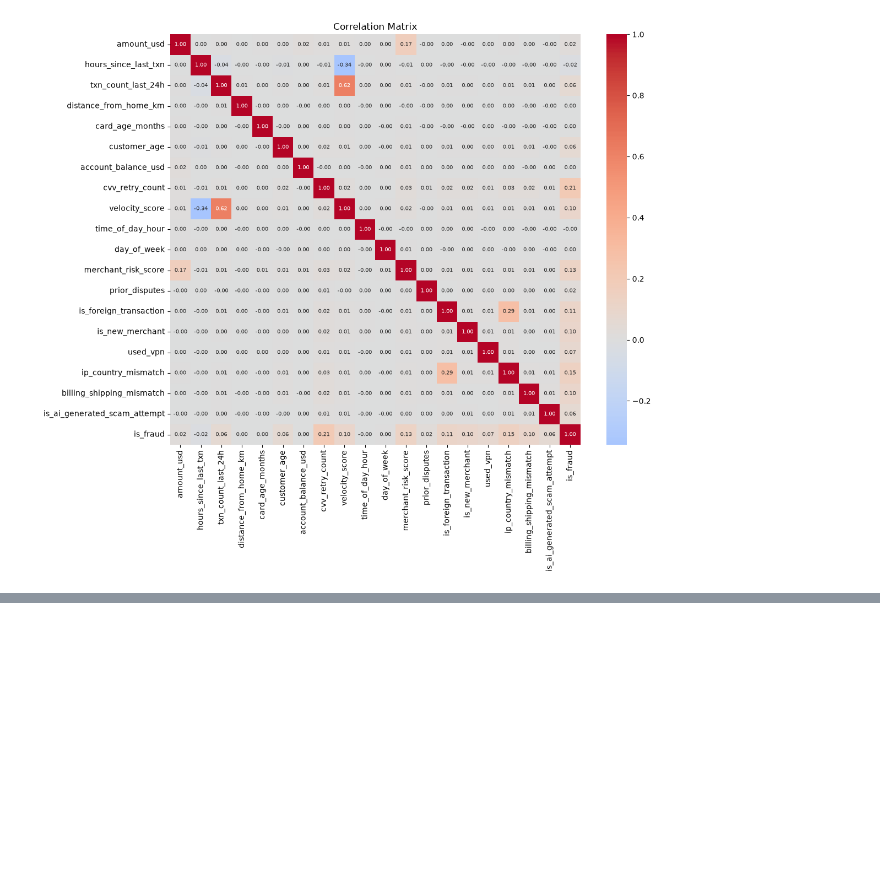
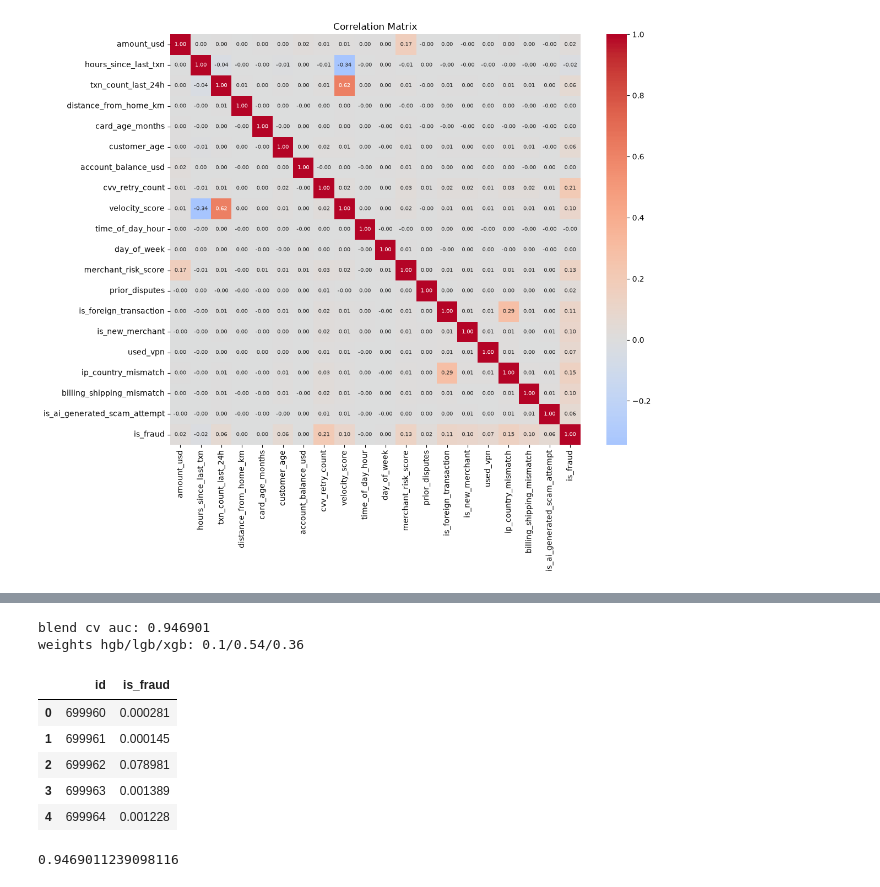
Before and after one commit to oivler/kaggle-credit-card-fraud, a Jupyter notebook: model.ipynb, the cells around one changed output, grey strips where cells are left out. Cells and saved outputs as stored; diff of their text form; code cells hidden in the pictures; blank space fills up the shorter version.

```diff
--- a/model.ipynb
+++ b/model.ipynb
@@ -493,0 +334,28 @@ print(cv_auc)
+# %%
+hgb_seeds = [42, 7, 99, 2024, 123]
+oof_hgb_seeds = []
+pred_hgb_seeds = []
+
+for seed in hgb_seeds:
+    skf = StratifiedKFold(n_splits=5, shuffle=True, random_state=seed)
+    oof_seed = np.zeros(len(X))
+    pred_seed = np.zeros(len(X_test))
+    for fold, (tr_idx, va_idx) in enumerate(skf.split(X, y), start=1):
+        model = HistGradientBoostingClassifier(
+            max_depth=6,
+            learning_rate=0.05,
+            max_iter=300,
+            l2_regularization=0.1,
+            random_state=seed + fold,
+        )
+        model.fit(X.iloc[tr_idx], y.iloc[tr_idx])
+        oof_seed[va_idx] = model.predict_proba(X.iloc[va_idx])[:, 1]
+        pred_seed += model.predict_proba(X_test)[:, 1] / skf.n_splits
+    auc = roc_auc_score(y, oof_seed)
+    print(f"hgb seed {seed}: {auc:.6f}")
+    oof_hgb_seeds.append(oof_seed)
+    pred_hgb_seeds.append(pred_seed)
+
+oof_hgb = np.mean(oof_hgb_seeds, axis=0)
+test_pred_hgb = np.mean(pred_hgb_seeds, axis=0)
+print(f"hgb seed-avg: {roc_auc_score(y, oof_hgb):.6f}")
@@ -493,0 +456,23 @@ print(cv_auc)
+# %%
+w_hgb, w_lgb, w_xgb = 0.10, 0.54, 0.36
+oof = w_hgb * oof_hgb + w_lgb * oof_lgb + w_xgb * oof_xgb
+test_pred = w_hgb * test_pred_hgb + w_lgb * test_pred_lgb + w_xgb * test_pred_xgb
+cv_auc = roc_auc_score(y, oof)
+print(f"blend cv auc: {cv_auc:.6f}")
+print(f"weights hgb/lgb/xgb: {w_hgb}/{w_lgb}/{w_xgb}")
+
+submission = sample_submission.copy()
+submission["is_fraud"] = test_pred
+submission.to_csv("submission.csv", index=False)
+display(submission.head())
+print(cv_auc)
+# %% [output]
+blend cv auc: 0.946901
+weights hgb/lgb/xgb: 0.1/0.54/0.36
+|  | id | is_fraud |
+| 0 | 699960 | 0.000281 |
+| 1 | 699961 | 0.000145 |
+| 2 | 699962 | 0.078981 |
+| 3 | 699963 | 0.001389 |
+| 4 | 699964 | 0.001228 |
+0.9469011239098116
```
Also changed, not shown: parts of 16 cells of this notebook.
